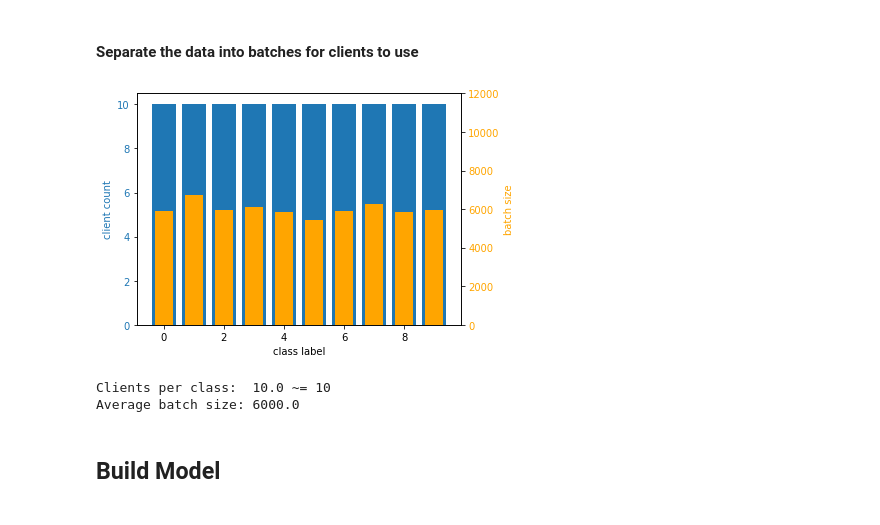
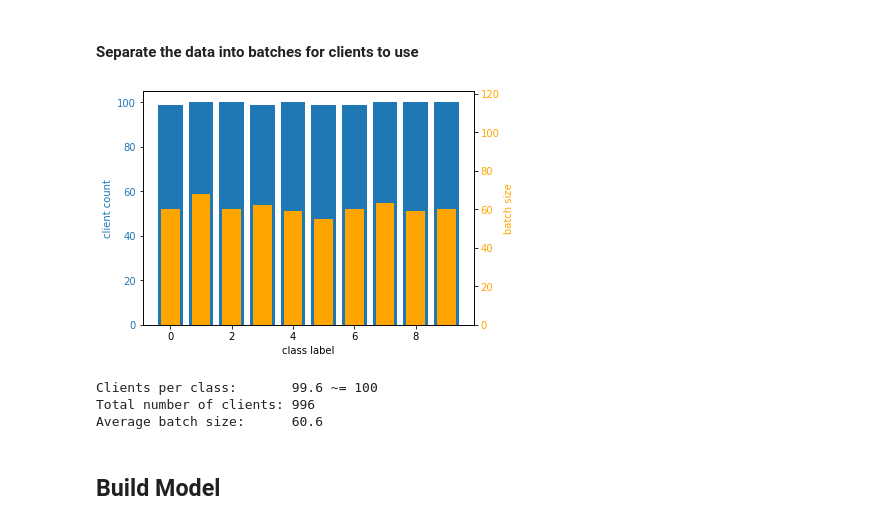
Before and after one commit to jzharris/209AS-Embedded-Security, a Jupyter notebook: main/split_learning/Split Learning.ipynb, the cells around one changed output. Saved outputs shown, nothing was run; the diff lists cells and outputs as text; code cells hidden in the pictures.

Commit message:
Fixing split learning client calculation.

```diff
--- a/main/split_learning/Split Learning.ipynb
+++ b/main/split_learning/Split Learning.ipynb
@@ -30,18 +30,18 @@ tf.set_random_seed(0)
 # %%
 # model params
 num_classes = 10
-epochs = 12
-train_model = False           # if False, evaluate the model instead of training it
+epochs = 25
+train_model = True                              # if False, evaluate the model instead of training it
 
 # client params
-clients_per_class = 10        # number of clients per label. Each client only has access to one label
-                              # - each unique class is divided into X number of subsets
+clients_per_class = 100                         # number of clients per label. Each client only has access to one label
+                                                # - each unique class is divided into X number of subsets
 
-minibatch_size = None         # number of samples to operate on at one time
-                              # - can vary to optimize computing requirements
-                              # - if None, will evaluate the whole batch regardless of its size
+minibatch_size = None                           # number of samples to operate on at one time
+                                                # - can vary to optimize computing requirements
+                                                # - if None, will evaluate the whole batch regardless of its size
 
-batches_per_train_step = 20   # after averaging the gradients from X clients, we will apply them to the model
+batches_per_train_step = 20                     # after averaging the gradients from X clients, we will apply them to the model
 
 shuffle_clients = True
 
@@ -196,40 +196,42 @@ for class_idx in range(len(x_train_seperated)):
     better_batch_size = int(math.ceil(samples_per_client))
 
     count = 0
     for i in range(ceil(n_samples_per_class, better_batch_size)):
         x_batches.append((class_idx, x_train_seperated[class_idx][i * better_batch_size: (i+1) * better_batch_size]))
         y_batches.append((class_idx, y_train_seperated[class_idx][i * better_batch_size: (i+1) * better_batch_size]))
         count += 1
     client_counts[class_idx] = count
-    batch_sizes[class_idx] = n_samples_per_class
+    batch_sizes[class_idx] = better_batch_size
 
 # double check that the clients_per_class is upheld per class
-# (blue bars should be uniform, red should change according to class):
+# (blue bars should be uniform, orange bars should change according to class):
 fig, ax1 = plt.subplots()
 
 color = 'tab:blue'
 ax1.set_xlabel('class label')
 ax1.set_ylabel('client count', color=color)
 plt.bar(client_counts.keys(), [v for v in client_counts.values()], color=color)
 ax1.tick_params(axis='y', labelcolor=color)
 
 ax2 = ax1.twinx()  # instantiate a second axes that shares the same x-axis
 
 color = 'orange'
 ax2.set_ylabel('batch size', color=color)  # we already handled the x-label with ax1
 plt.bar(batch_sizes.keys(), [v for v in batch_sizes.values()], color=color, width=0.6)
 ax2.tick_params(axis='y', labelcolor=color)
 ax2.set_ylim(0, np.mean([v for v in batch_sizes.values()])*2)
 
 fig.tight_layout()  # otherwise the right y-label is slightly clipped
 plt.show()
 
-print('Clients per class:  {} ~= {}'.format(np.mean([v for v in client_counts.values()]), clients_per_class))
-print('Average batch size: {}'.format(np.mean([v for v in batch_sizes.values()])))
+print('Clients per class:       {} ~= {}'.format(np.mean([v for v in client_counts.values()]), clients_per_class))
+print('Total number of clients: {}'.format(np.sum([v for v in client_counts.values()])))
+print('Average batch size:      {}'.format(np.mean([v for v in batch_sizes.values()])))
 # %% [output]
-[figure, old version]
+[figure, new version]
-Clients per class:  10.0 ~= 10
-Average batch size: 6000.0
+Clients per class:       99.6 ~= 100
+Total number of clients: 996
+Average batch size:      60.6
 # %% [markdown]
 ## Build Model
 # %%
```
Also changed, not shown: parts of 2 cells of this notebook, 7 other files.
